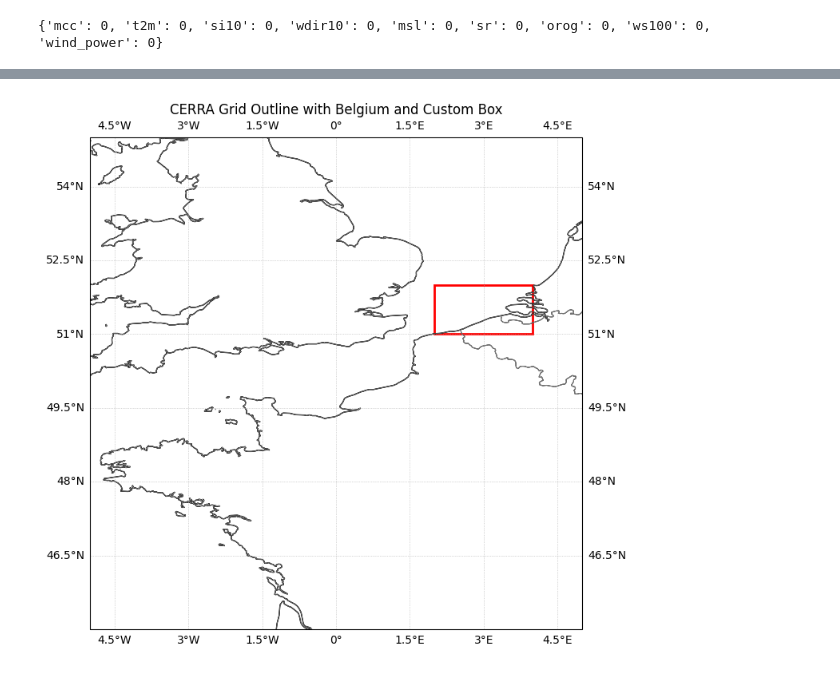
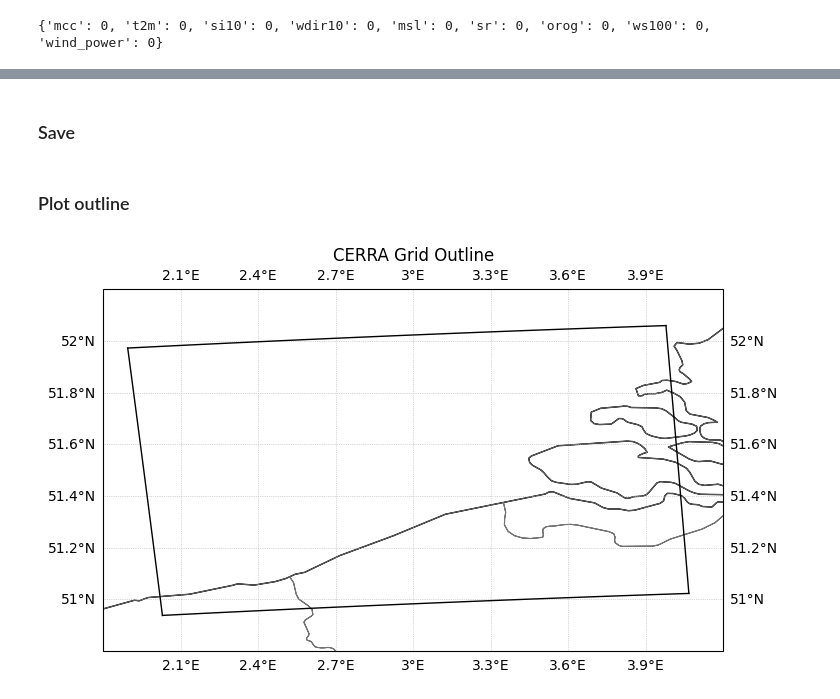
Before and after one commit to UAntwerpM4S/WindAI, a Jupyter notebook: data/Data.ipynb, the cells around one changed output, grey strips where cells are left out. Saved outputs shown, nothing was run; the diff lists cells and outputs as text; code cells hidden in the pictures.

```diff
--- a/data/Data.ipynb
+++ b/data/Data.ipynb
@@ -140,6 +143,8 @@ ds = ds.assign(
     sin_doy=sin_doy,
     cos_doy=cos_doy,
 )
+# %% [markdown]
+### Save
 # %%
 ds.to_netcdf(
     "CERRA5_Belgium.nc",
@@ -147,55 +152,46 @@ ds.to_netcdf(
 )
 # %%
 ds=xr.open_dataset("CERRA5_Belgium.nc")
+# %% [markdown]
+### Plot outline
 # %%
 def plot_cerra_domain_with_belgium_box(
     ds, lat_min=51, lat_max=52, lon_min=2.0, lon_max=4.0,
-    extent=(-5, 5, 45, 55)
+    extent=(1.8,4.2, 50.8, 52.2)
 ):
     lat = ds["latitude"].values
     lon = ds["longitude"].values
 
-    # Wrap longitudes to [-180, 180] for plotting only
-    lon_plot = ((lon + 180) % 360) - 180
 
     fig = plt.figure(figsize=(8, 8))
     ax = plt.axes(projection=ccrs.PlateCarree())
     ax.set_extent(extent, crs=ccrs.PlateCarree())
     ax.coastlines(resolution="10m")
     ax.gridlines(draw_labels=True, linestyle=":", linewidth=0.5)
 
     # Add country borders
     ax.add_feature(cfeature.BORDERS, linewidth=0.8)
     ax.add_feature(cfeature.COASTLINE, linewidth=0.6)
 
+
+
     # Add Belgium outline specifically (from Natural Earth)
     countries = cfeature.NaturalEarthFeature(
         category="cultural",
         name="admin_0_countries",
         scale="10m",
         facecolor="none"
     )
     ax.add_feature(countries, edgecolor="gray", linewidth=0.5)
 
     # Plot CERRA grid outline
-    ax.plot(lon_plot[0, :],  lat[0, :],  transform=ccrs.PlateCarree(), color="black", lw=1)
-    ax.plot(lon_plot[-1, :], lat[-1, :], transform=ccrs.PlateCarree(), color="black", lw=1)
-    ax.plot(lon_plot[:, 0],  lat[:, 0],  transform=ccrs.PlateCarree(), color="black", lw=1)
-    ax.plot(lon_plot[:, -1], lat[:, -1], transform=ccrs.PlateCarree(), color="black", lw=1)
+    ax.plot(lon[0, :],  lat[0, :],  transform=ccrs.PlateCarree(), color="black", lw=1)
+    ax.plot(lon[-1, :], lat[-1, :], transform=ccrs.PlateCarree(), color="black", lw=1)
+    ax.plot(lon[:, 0],  lat[:, 0],  transform=ccrs.PlateCarree(), color="black", lw=1)
+    ax.plot(lon[:, -1], lat[:, -1], transform=ccrs.PlateCarree(), color="black", lw=1)
 
-    # Belgium box
-    rect = mpatches.Rectangle(
-        (lon_min, lat_min),
-        lon_max - lon_min,
-        lat_max - lat_min,
-        fill=False, linewidth=2, edgecolor="red",
-        transform=ccrs.PlateCarree()
-    )
-    ax.add_patch(rect)
-
-    ax.set_title("CERRA Grid Outline with Belgium and Custom Box")
+    ax.set_title("CERRA Grid Outline")
     plt.show()
+plot_cerra_domain_with_belgium_box(ds)
+# %% [output]
+[figure, added]
-# %%
-plot_cerra_domain_with_belgium_box(datasets[0])
-# %% [output]
-[figure, removed]
```
Also changed, not shown: parts of 3 cells of this notebook, 1 other file.
